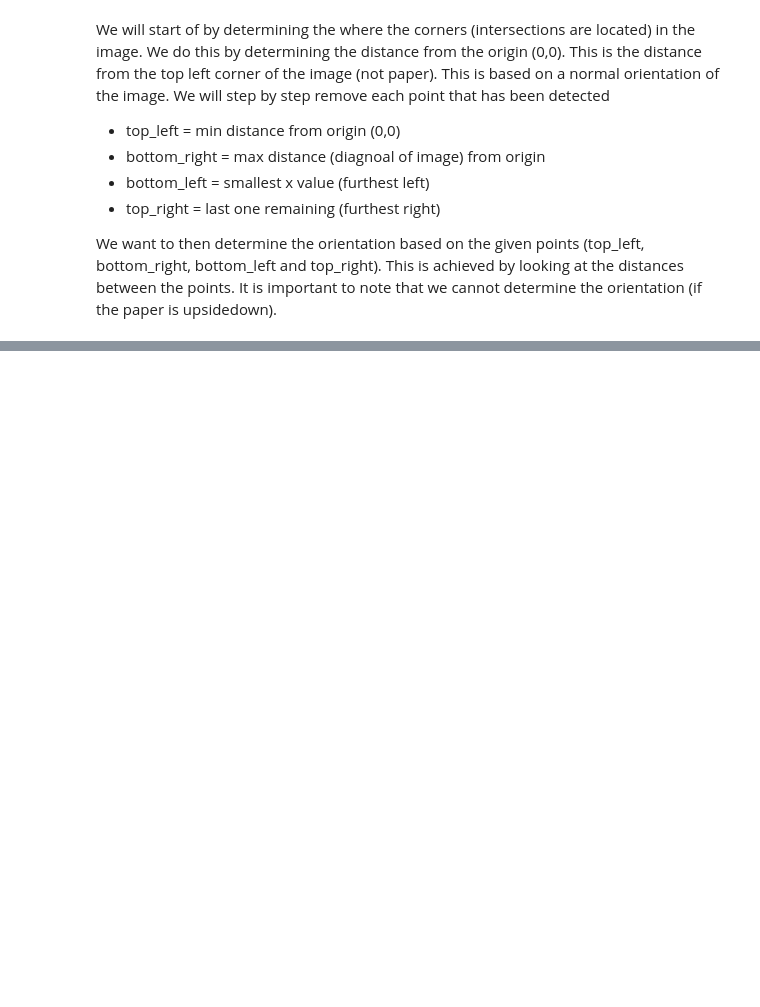
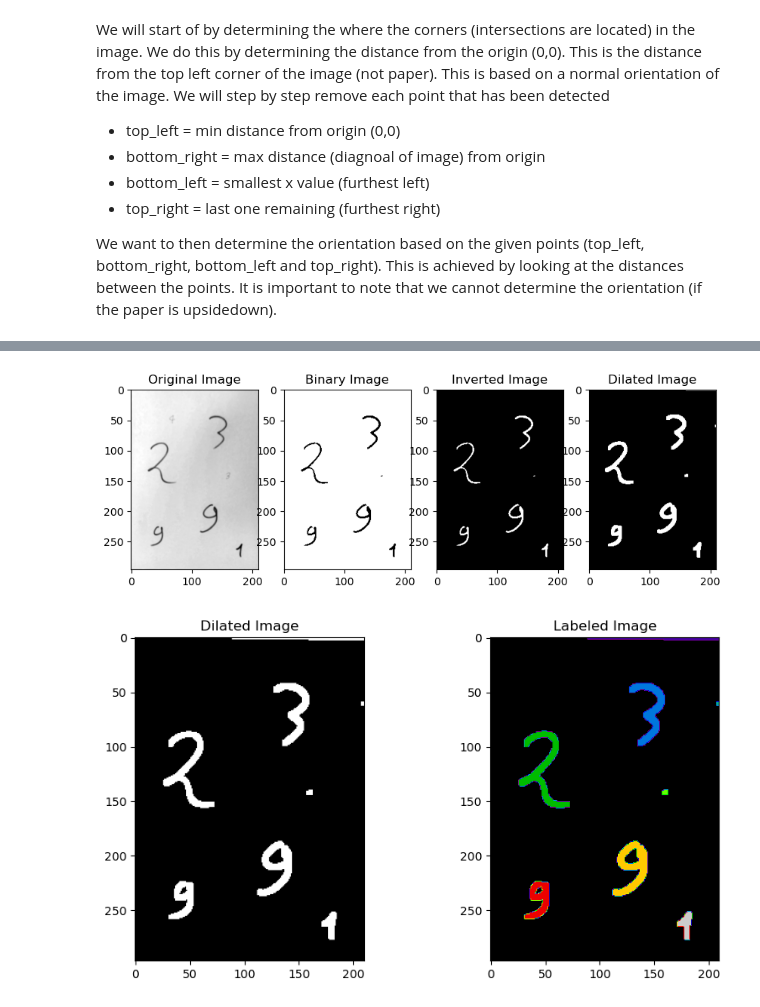
Before and after one commit to dennisshushackost/ComputerVision, a Jupyter notebook: Exercises to hand in/Exercise1.ipynb, the cells around one changed output, grey strips where cells are left out. Saved outputs shown, nothing was run; the diff lists cells and outputs as text; code cells hidden in the pictures; blank space fills up the shorter version.

```diff
--- a/Exercises to hand in/Exercise1.ipynb
+++ b/Exercises to hand in/Exercise1.ipynb
@@ -569,0 +493,59 @@ SyntaxError: incomplete input (4290841103.py, line 10)
+# %%
+from skimage import io, color, feature, transform, measure, exposure
+from skimage.filters import gaussian, threshold_otsu
+from skimage.morphology import dilation, square
+
+import skimage.filters
+from skimage.morphology import dilation, square
+from skimage import exposure, measure
+import matplotlib.pyplot as plt
+
+def binarize_and_dialate(warped):
+    # Boost contrast
+    alpha = 1
+    boosted_contrast = alpha * warped + (1 - alpha) * exposure.equalize_hist(warped)
+
+    # Binarize image
+    thresh = skimage.filters.threshold_otsu(boosted_contrast)
+    binary_image = boosted_contrast > thresh
+
+    # Invert image (assuming it means making a binary inverse)
+    inverted_image = ~binary_image
+
+    # Dilate image
+    dilated_image = dilation(inverted_image, square(4))
+
+    # Plotting
+    fig, ax = plt.subplots(1, 4, figsize=(10, 5))
+    ax[0].imshow(warped, cmap="gray")
+    ax[0].set_title('Original Image')
+    ax[1].imshow(binary_image, cmap="gray")
+    ax[1].set_title('Binary Image')
+    ax[2].imshow(inverted_image, cmap="gray")
+    ax[2].set_title('Inverted Image')
+    ax[3].imshow(dilated_image, cmap="gray")
+    ax[3].set_title('Dilated Image')
+    plt.show()
+
+    return dilated_image
+
+def label_images(dilated_image):
+    # Perform connected component analysis
+    labeled_image = measure.label(dilated_image)
+
+    # Plotting
+    fig, ax = plt.subplots(1, 2, figsize=(10, 5))
+    ax[0].imshow(dilated_image, cmap="gray")
+    ax[0].set_title('Dilated Image')
+    ax[1].imshow(labeled_image, cmap="nipy_spectral")
+    ax[1].set_title('Labeled Image')
+    plt.show()
+
+    return labeled_image
+
+# Example usage:
+dilated_image = binarize_and_dialate(transformed_image)
+labeled_image = label_images(dilated_image)
+# %% [output]
+[figure, added]
+[figure, added]
```
Also changed, not shown: parts of 11 cells of this notebook, 1 other file.
